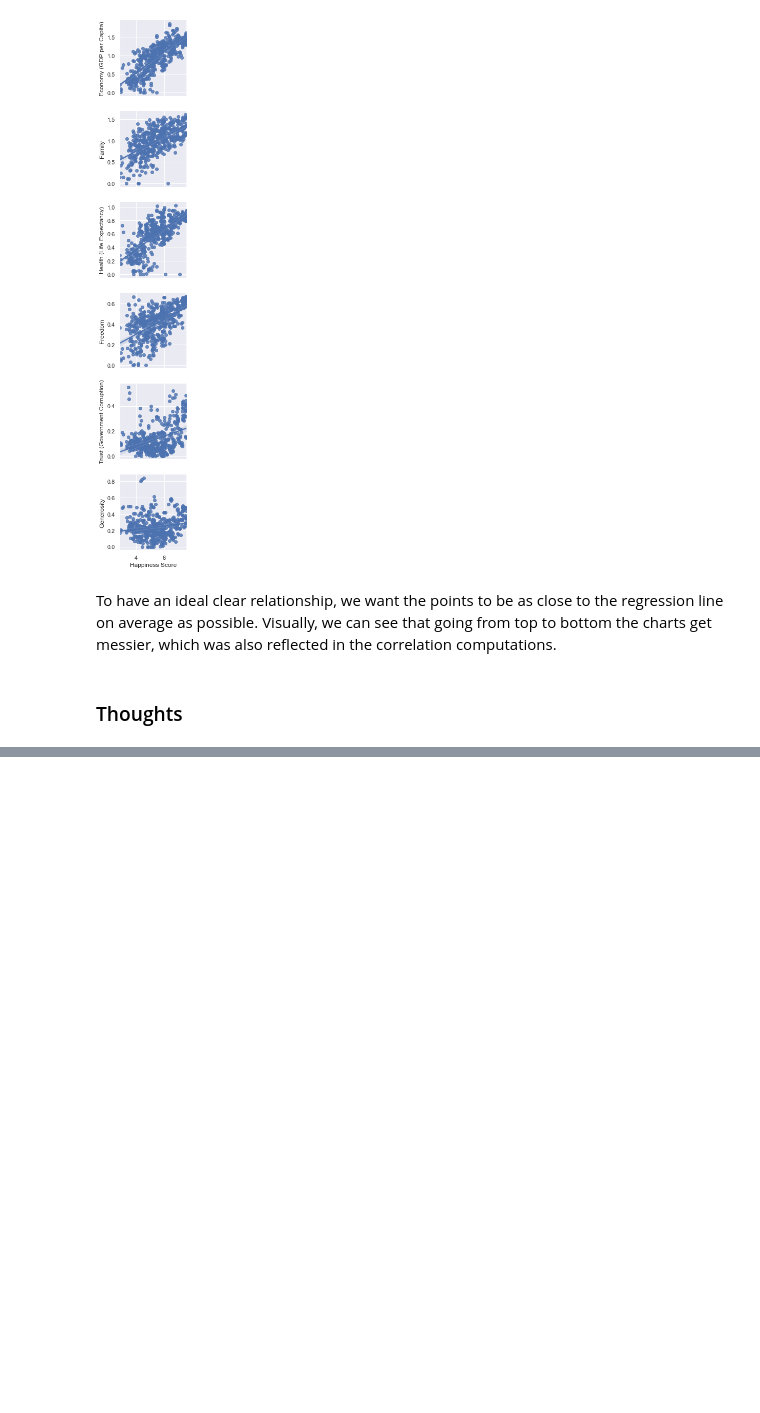
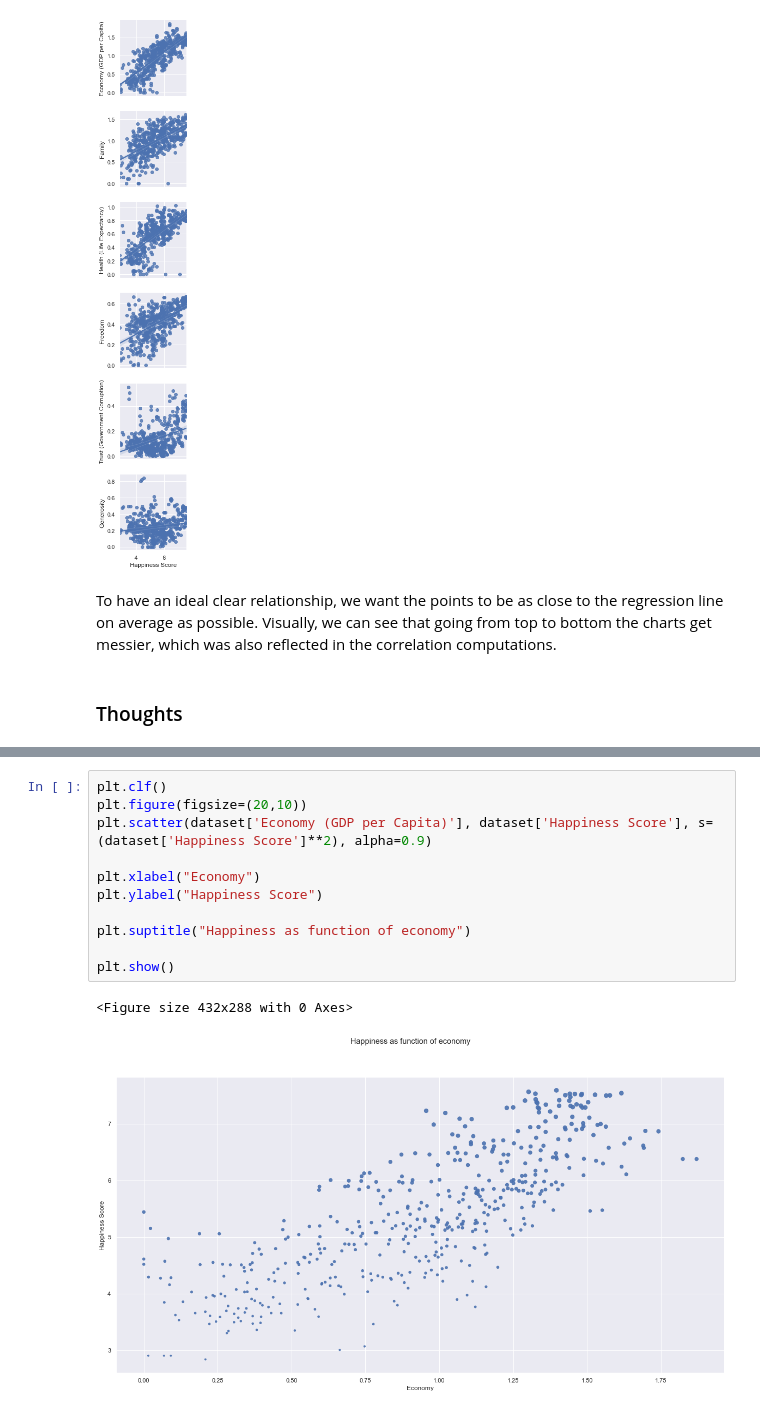
Before and after one commit to andreistoc/Happiness-Analysis, a Jupyter notebook: Happiness Analysis.ipynb, the cells around one changed output, grey strips where cells are left out. Saved outputs shown, nothing was run; the diff lists cells and outputs as text; blank space fills up the shorter version.

```diff
--- a/Happiness Analysis.ipynb
+++ b/Happiness Analysis.ipynb
@@ -117,0 +125,14 @@ To have an ideal clear relationship, we want the points to be as close to the re
+# %%
+plt.clf()
+plt.figure(figsize=(20,10))
+plt.scatter(dataset['Economy (GDP per Capita)'], dataset['Happiness Score'], s=(dataset['Happiness Score']**2), alpha=0.9)
+
+plt.xlabel("Economy")
+plt.ylabel("Happiness Score")
+
+plt.suptitle("Happiness as function of economy")
+
+plt.show()
+# %% [output]
+<Figure size 432x288 with 0 Axes>
+[figure, added]
```
Also changed, not shown: parts of 6 cells of this notebook.
